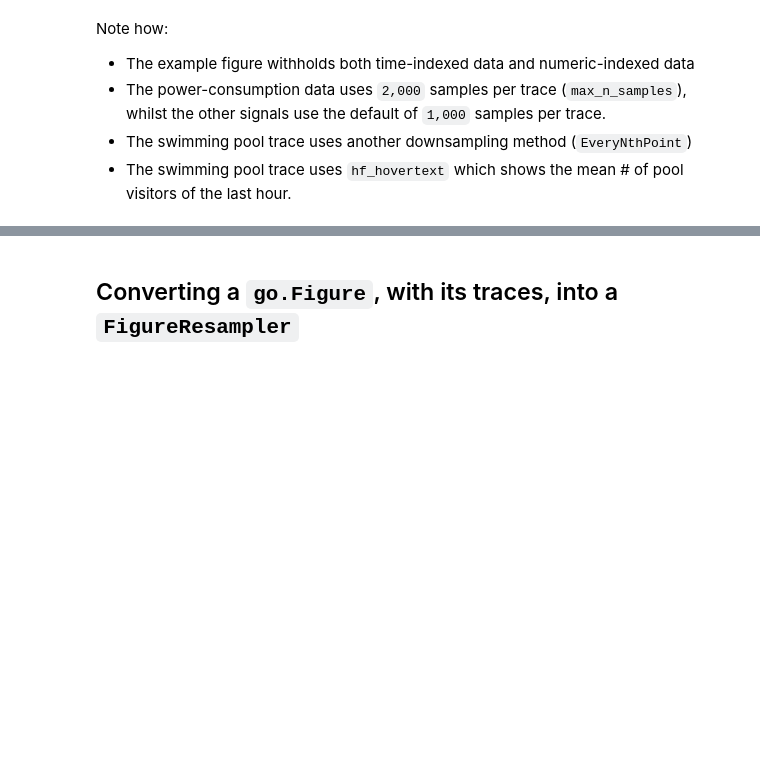
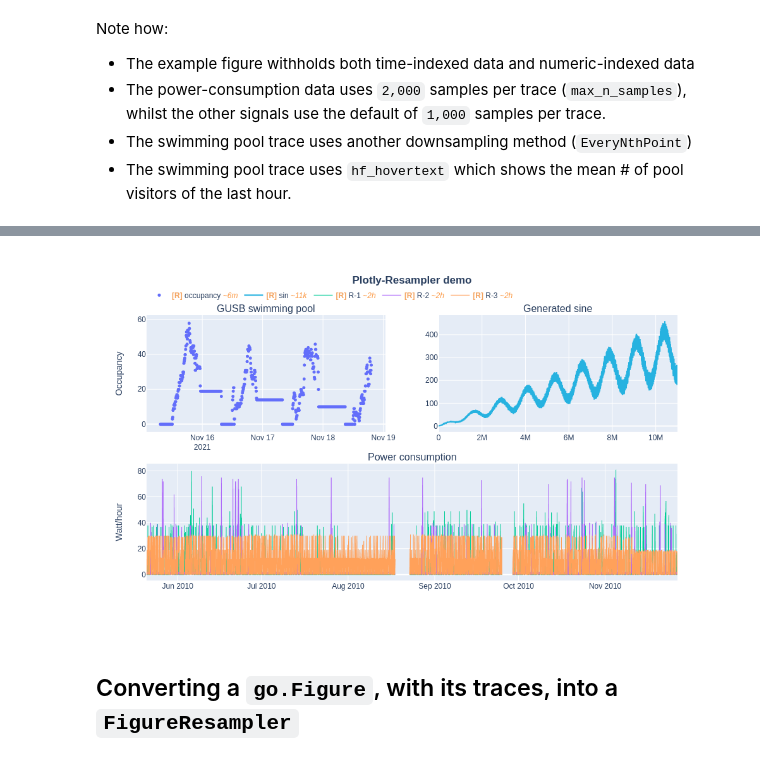
Before and after one commit to predict-idlab/plotly-resampler, a Jupyter notebook: examples/basic_example.ipynb, the cells around one changed output, grey strips where cells are left out. Cells and saved outputs as stored; diff of their text form; code cells hidden in the pictures; blank space fills up the shorter version.

```diff
--- a/examples/basic_example.ipynb
+++ b/examples/basic_example.ipynb
@@ -408,33 +422,37 @@ fig.add_trace(
     hf_x=x,
     hf_y=noisy_sine,
     row=1,
     col=2,
 )
 
 # ------------- Power consumption data -------------
 df_data_pc = df_data_pc.last("190D")
 for i, c in enumerate(df_data_pc.columns):
     fig.add_trace(
         go.Scattergl(name=f"R-{i+1}", line_width=1),
         hf_x=df_data_pc.index,
         hf_y=df_data_pc[c],
         max_n_samples=2_000,  # The power consumption data uses 2,000 samples per trace
         row=2,
         col=1,
     )
 
 fig.update_layout(height=650)
 fig.update_yaxes(title_text="Watt/hour", row=2, col=1)
 fig.update_layout(
     title="<b>Plotly-Resampler demo</b>",
     title_x=0.5,
     legend_traceorder="normal",
     legend=dict(orientation="h", y=1.11, xanchor="left", x=0),
 )
 
 fig.show_dash(mode="inline_persistent", debug=True, port=9029)
+
+if USE_PNG:
+    fig.show(renderer="png", width=1000, height=600)
 # %% [output]
 [interactive output not drawn]
+[figure, added]
 # %% [markdown]
 ## Converting a `go.Figure`, with its traces, into a `FigureResampler`
 # %% [markdown]
```
Also changed, not shown: parts of 13 cells of this notebook.
